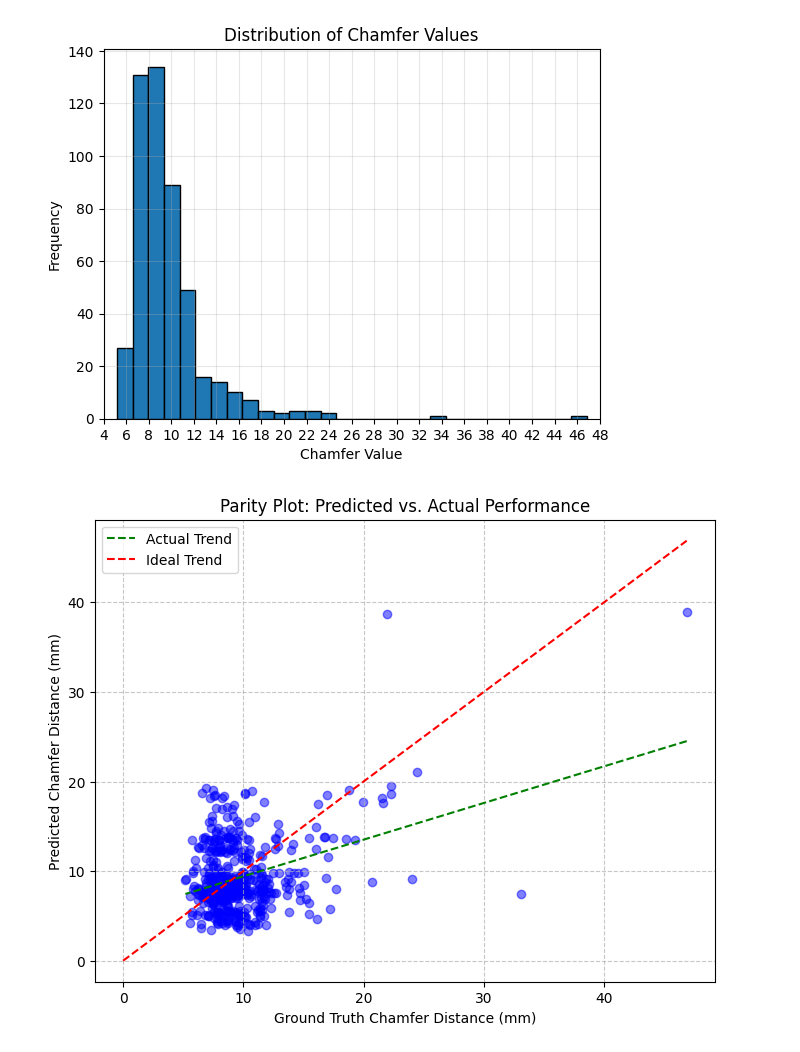
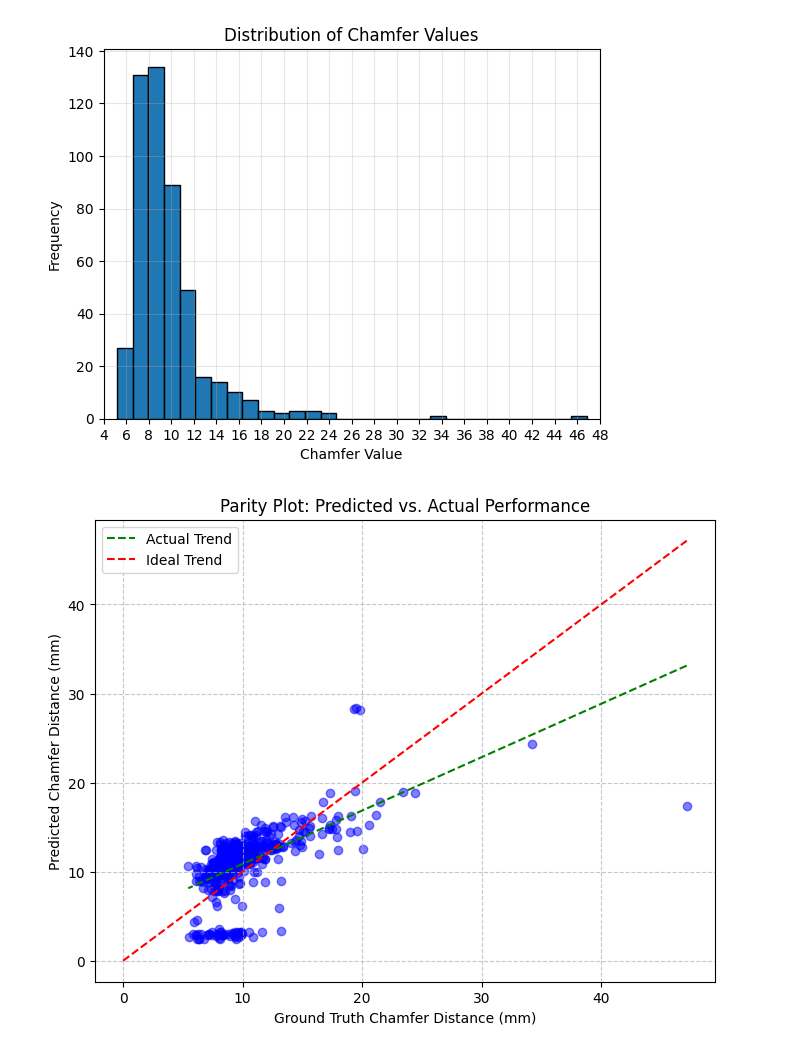
Before and after one commit to alvannauval/pointnet_pytorch_reflective, a Jupyter notebook: testing.ipynb, the cells around one changed output. Drawn from its saved outputs; the diff is of its cells as text; code cells hidden in the pictures.

```diff
--- a/testing.ipynb
+++ b/testing.ipynb
@@ -473,7 +477,7 @@ from sklearn.metrics import mean_squared_error, r2_score
 
 
 # Load data
-df = pd.read_csv('./inference_results_4_input10000.csv')
+df = pd.read_csv('./inference_results.csv')
 
 
 # Performance Metrix
@@ -513,35 +517,35 @@ ax1.plot(df['GroundTruth_CD'], p(df['GroundTruth_CD']), "g--", label=f'Actual Tr
 # Ideal line (y=x)
 max_val = max(df['GroundTruth_CD'].max(), df['Predicted_CD'].max())
 ax1.plot([0, max_val], [0, max_val], 'r--', label=f'Ideal Trend')
 
 ax1.set_xlabel('Ground Truth Chamfer Distance (mm)')
 ax1.set_ylabel('Predicted Chamfer Distance (mm)')
 ax1.set_title('Parity Plot: Predicted vs. Actual Performance')
 ax1.legend()
 ax1.grid(True, linestyle='--', alpha=0.7)
-plt.savefig('parity_plot.png')
+# plt.savefig('parity_plot.png')
 
 # 2. Viewpoint Error Heatmap
 # Pivoting the data for the heatmap
 # pivot_df = df.pivot_table(index='elevation', columns='azimuth', values='Error', aggfunc='mean')
 # fig2, ax2 = plt.subplots(figsize=(12, 6))
 # sns.heatmap(pivot_df, annot=False, cmap='YlOrRd', ax=ax2)
 # ax2.set_title('Viewpoint Error Heatmap (Elevation vs. Azimuth)')
 # ax2.set_xlabel('Azimuth (Degrees)')
 # ax2.set_ylabel('Elevation (Degrees)')
 # plt.savefig('error_heatmap.png')
 
 
 
 # print(f"--- Fitness to Ideal (y=x) ---")
 # print(f"RMSE: {rmse_ideal:.4f} mm")
 # print(f"R² Score: {r2_ideal:.4f}")
 
 # print(f"\n--- Fitness of Actual Trendline ---")
 # print(f"RMSE: {rmse_trend:.4f} mm")
 # print(f"R²: {r2_trend:.4f}")
 # %% [output]
-[figure, old version]
+[figure, new version]
 # %%
 # ==========================================
 # CLASS-BASED ERROR ANALYSIS
```
Also changed, not shown: parts of 6 cells of this notebook, 4 other files.
